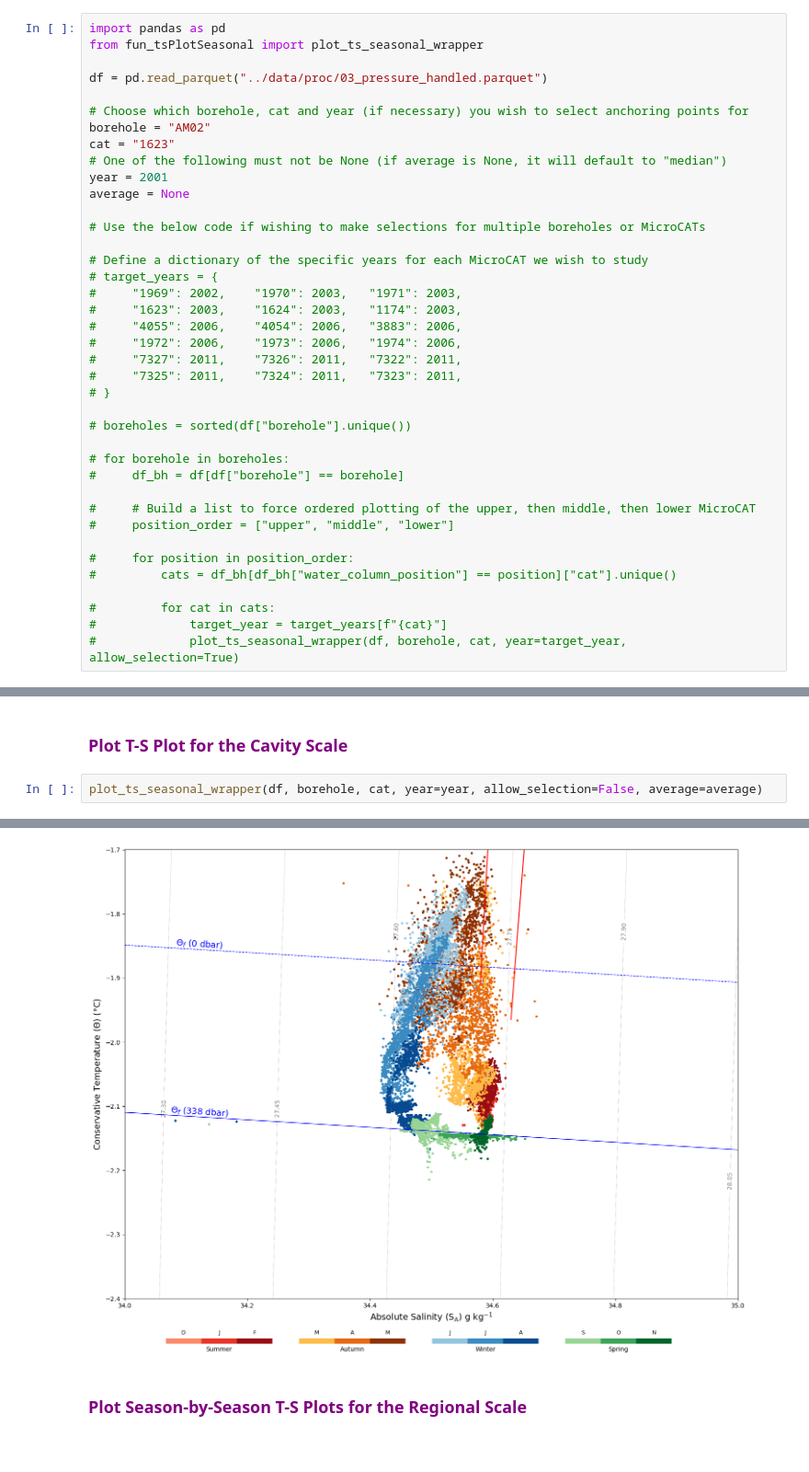
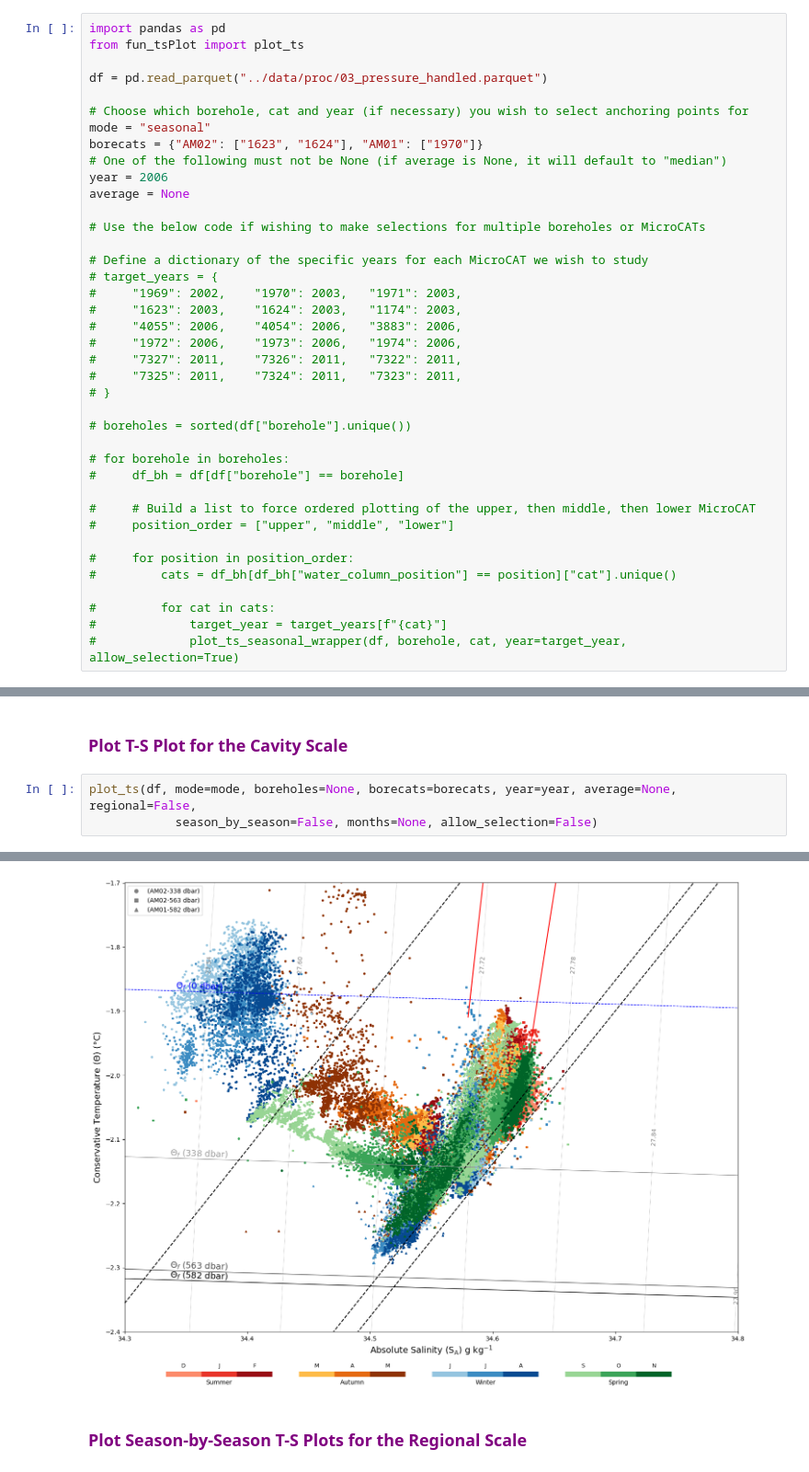
Before and after one commit to dohertyalexj/amery-amisor, a Jupyter notebook: notebooks/explore_T-SSeasonal.ipynb, the cells around one changed output, grey strips where cells are left out. Shown at 92% size. Drawn from its saved outputs; the diff is of its cells as text.

Commit message:
T-S plot cleanup

```diff
--- a/notebooks/explore_T-SSeasonal.ipynb
+++ b/notebooks/explore_T-SSeasonal.ipynb
@@ -4,15 +4,15 @@
 <span style="color:purple"> These graphs will plot temperature against salinity data from across the year. The purpose of this is to visually inspect the composition of the water masses that are recorded at a particular MicroCAT, which should allow for some interpretation of their source. </span>
 # %%
 import pandas as pd
-from fun_tsPlotSeasonal import plot_ts_seasonal_wrapper
+from fun_tsPlot import plot_ts
 
 df = pd.read_parquet("../data/proc/03_pressure_handled.parquet")
 
 # Choose which borehole, cat and year (if necessary) you wish to select anchoring points for
-borehole = "AM02"
-cat = "1623"
+mode = "seasonal"
+borecats = {"AM02": ["1623", "1624"], "AM01": ["1970"]}
 # One of the following must not be None (if average is None, it will default to "median")
-year = 2001
+year = 2006
 average = None
 
 # Use the below code if wishing to make selections for multiple boreholes or MicroCATs
@@ -51,5 +51,6 @@ plot_ts_seasonal_wrapper(df, borehole, cat, regional=True, year=year, allow_sele
 # %% [markdown]
 ### <span style="color:purple"> Plot T-S Plot for the Cavity Scale </span>
 # %%
-plot_ts_seasonal_wrapper(df, borehole, cat, year=year, allow_selection=False, average=average)
+plot_ts(df, mode=mode, boreholes=None, borecats=borecats, year=year, average=None, regional=False,
+            season_by_season=False, months=None, allow_selection=False)
 # %% [output]
@@ -57,4 +57,4 @@ plot_ts_seasonal_wrapper(df, borehole, cat, year=year, allow_selection=False, av
-[figure, old version]
+[figure, new version]
 # %% [markdown]
 ### <span style="color:purple"> Plot Season-by-Season T-S Plots for the Regional Scale </span>
 # %%
```
Also changed, not shown: parts of 4 cells of this notebook, 8 other files.
